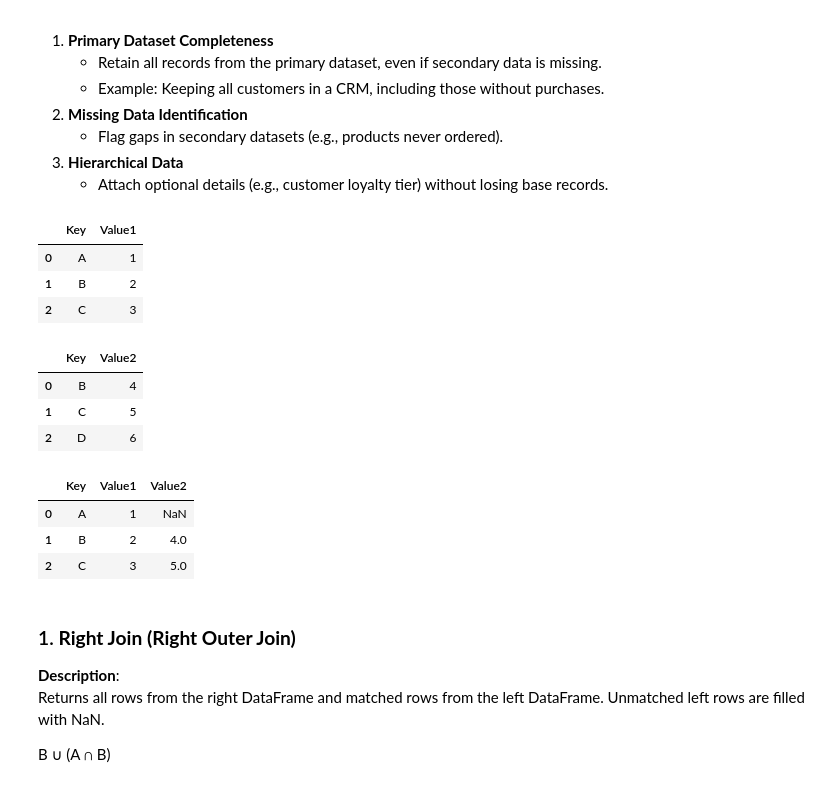
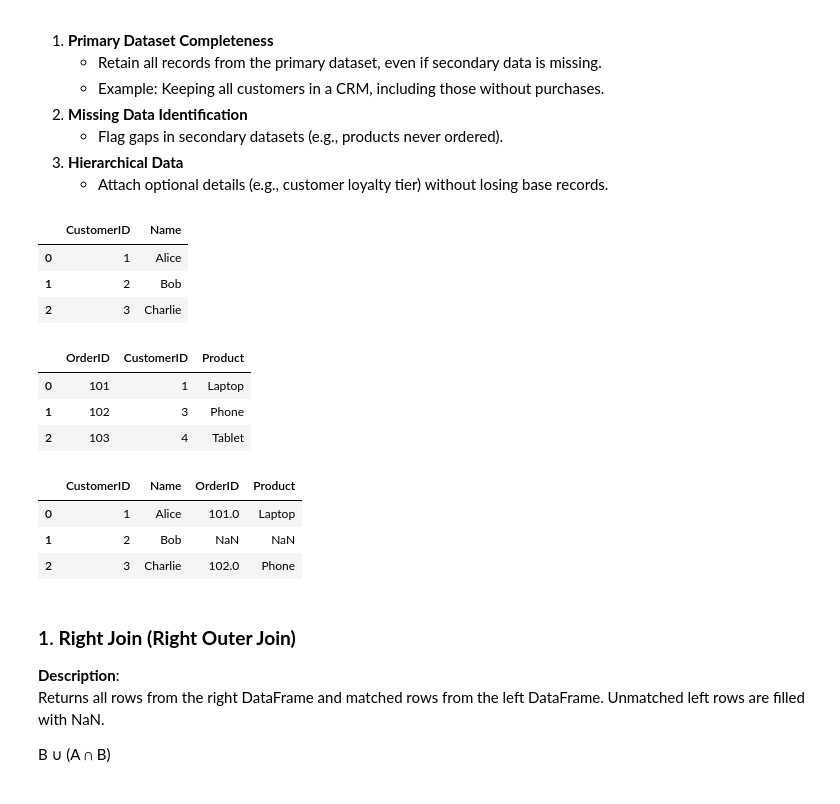
Before and after one commit to SyedTauhidUllahShah/DATA601W25, a Jupyter notebook: Week #3/Class #01/Data Wrangling.ipynb, the cells around one changed output. Saved outputs shown, nothing was run; the diff lists cells and outputs as text; code cells hidden in the pictures.

```diff
--- a/Week #3/Class #01/Data Wrangling.ipynb
+++ b/Week #3/Class #01/Data Wrangling.ipynb
@@ -569,0 +544,19 @@ display(inner_join)
+# %%
+customers = pd.DataFrame({
+    'CustomerID': [1, 2, 3],
+    'Name': ['Alice', 'Bob', 'Charlie']
+})
+
+# DataFrame 2: Orders
+orders = pd.DataFrame({
+    'OrderID': [101, 102, 103],
+    'CustomerID': [1, 3, 4],
+    'Product': ['Laptop', 'Phone', 'Tablet']
+})
+
+print("Customers:")
+display(customers)
+
+print("\nOrders:")
+
+display(orders)
@@ -582,25 +596,27 @@ Returns all rows from the left DataFrame and matched rows from the right DataFra
 3. **Hierarchical Data**
    - Attach optional details (e.g., customer loyalty tier) without losing base records.
 # %%
-display(df1)
-display(df2)
+display(customers)
+display(orders)
 # %% [output]
-|  | Key | Value1 |
-| 0 | A | 1 |
-| 1 | B | 2 |
-| 2 | C | 3 |
+|  | CustomerID | Name |
+| 0 | 1 | Alice |
+| 1 | 2 | Bob |
+| 2 | 3 | Charlie |
-|  | Key | Value2 |
-| 0 | B | 4 |
-| 1 | C | 5 |
-| 2 | D | 6 |
+|  | OrderID | CustomerID | Product |
+| 0 | 101 | 1 | Laptop |
+| 1 | 102 | 3 | Phone |
+| 2 | 103 | 4 | Tablet |
 # %%
-left_join = pd.merge(df1, df2, on='Key', how='left')
+# List All Customers and Their Orders (If Any)
+
+left_join = pd.merge(customers, orders, on='CustomerID', how='left')
 display(left_join)
 # %% [output]
-|  | Key | Value1 | Value2 |
-| 0 | A | 1 | NaN |
-| 1 | B | 2 | 4.0 |
-| 2 | C | 3 | 5.0 |
+|  | CustomerID | Name | OrderID | Product |
+| 0 | 1 | Alice | 101.0 | Laptop |
+| 1 | 2 | Bob | NaN | NaN |
+| 2 | 3 | Charlie | 102.0 | Phone |
 # %% [markdown]
 ### 1. **Right Join (Right Outer Join)**
 **Description**:
```
Also changed, not shown: parts of 39 cells of this notebook, 1 other file.
